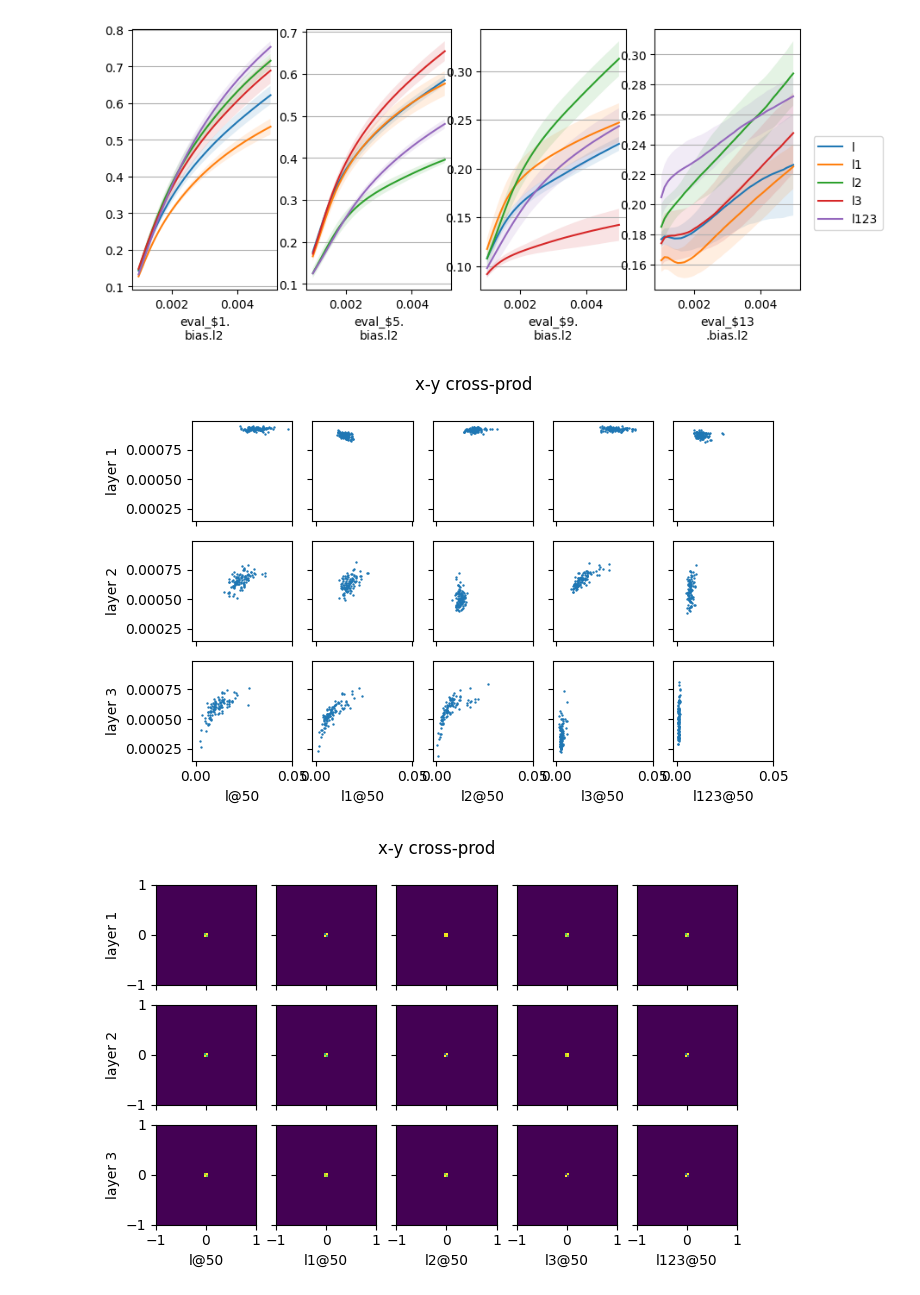
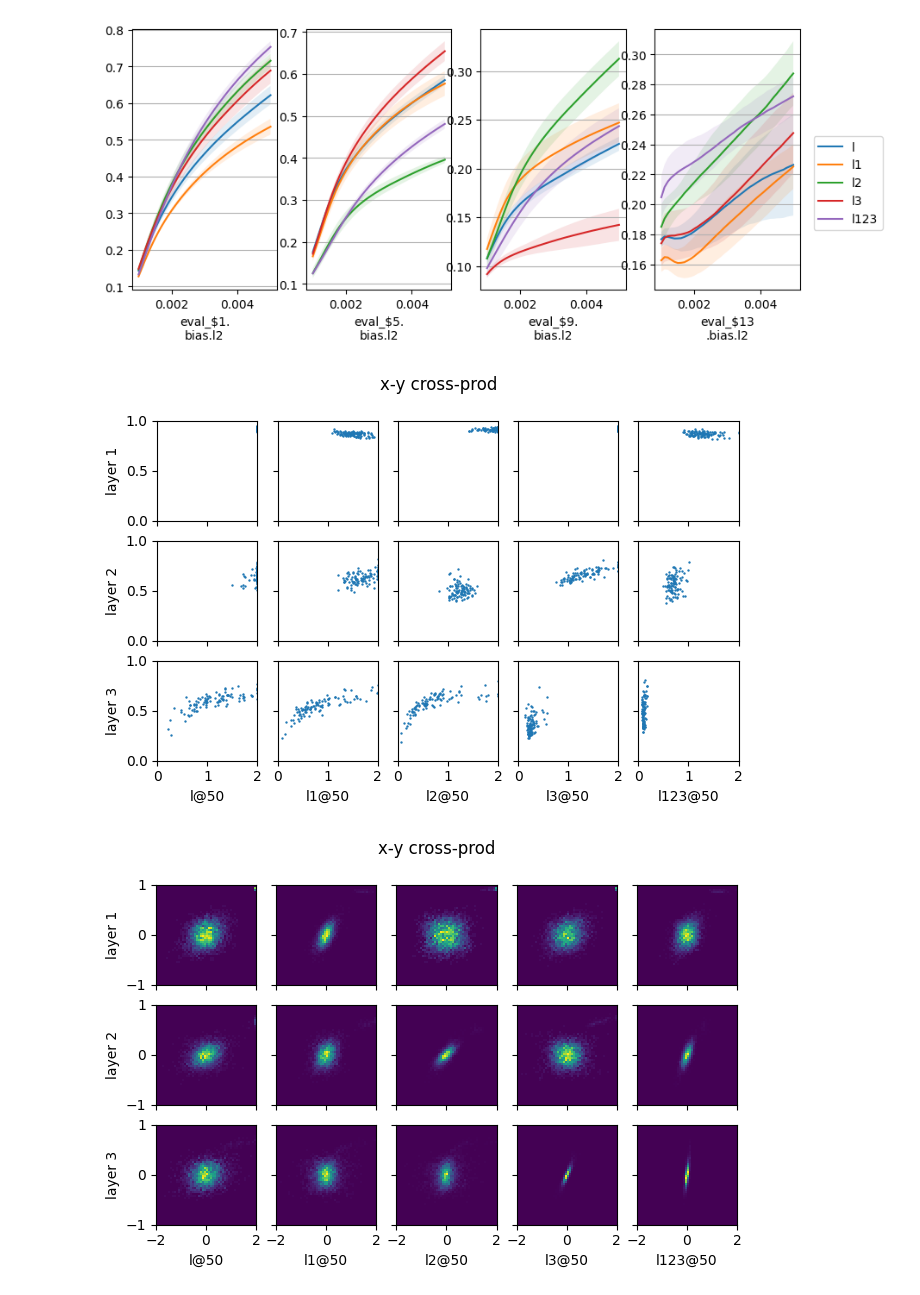
Before and after one commit to yingchenlin/kiln, a Jupyter notebook: dist.ipynb, the cells around one changed output. Saved outputs shown, nothing was run; the diff lists cells and outputs as text; code cells hidden in the pictures.

```diff
--- a/dist.ipynb
+++ b/dist.ipynb
@@ -144,6 +144,8 @@ def gridplot(title, xlabels, ylabels):
 def hist2d_plot(ax1, ax2, x, y, range, bins):
     ax2.hist2d(x.flatten().numpy(), y.flatten().numpy(), range=range, bins=bins, density=True)
     ax1.scatter(x.diagonal().numpy(), y.diagonal().numpy(), s=0.5)
+    ax1.set_xlim(0, range[0][1])
+    ax1.set_ylim(0, range[1][1])
 
 def hist1d_plot(ax, x, range, bins):
     ax.hist(x.flatten().numpy(), label="cross", range=range, bins=bins, histtype="step", density=True)
@@ -157,33 +159,33 @@ def setplot(tags_paths_epochs, layers, term, sign, scales, mapping, fn):
     ax_y = gridplot(f"y {term}", xlabels, layers)
     for i, (_, path, epoch) in enumerate(tags_paths_epochs):
         path = f"outputs/{path}_0/checkpoint-{epoch}.pt"
         try:
             state = torch.load(path, map_location="cpu")
         except Exception:
             continue
         for j, layer in enumerate(layers):
             x_m1, x_m2 = read_weight(state["model"], j*4+5, False)
             y_m1, y_m2 = read_state(state["model"], j*4+4, sign)
             #y_m1, y_m2 = read_state(state["model"], j*4+2, sign)
             #y_m1, y_m2 = read_weight(state["model"], j*4+1, True)
             '''x_v = x_m2.diagonal().mean()
             y_v = y_m2.diagonal().mean()
             x_m1, x_m2 = x_m1 / x_v.sqrt(), x_m2 / x_v
             y_m1, y_m2 = y_m1 / y_v.sqrt(), y_m2 / y_v'''
             x, x_range = mapping(fn(x_m1, x_m2), scales[0])
             y, y_range = mapping(fn(y_m1, y_m2), scales[1])
             x_bins, y_bins = 50, 50
             hist2d_plot(ax_xy1[j][i], ax_xy2[j][i], x, y, (x_range, y_range), (x_bins, y_bins))
             hist1d_plot(ax_x[j][i], x, x_range, x_bins)
             hist1d_plot(ax_y[j][i], y, y_range, y_bins)
     ax_x[0][0].legend()
     ax_y[0][0].legend()
 
-term, sign, scales, mapping, fn = "cross-prod", False, (100, 100), inf_map, lambda m1, m2: m2
+term, sign, scales, mapping, fn = "cross-prod", False, (2, 1), lin_map, lambda m1, m2: m2
 #term, sign, scales, mapping, fn = "covariance", False, (20, 2), lin_map, cov
 #term, sign, scales, mapping, fn = "correlation", False, (1, 1), lin_map, corr
 #term, sign, scales, mapping, fn = "biased correlation", False, (1, 1), lin_map, corr2
 setplot(tags_paths_epochs, layers, term, sign, scales, mapping, fn)
 # %% [output]
-[figure, old version]
+[figure, new version]
-[figure, old version]
+[figure, new version]
```
Also changed, not shown: parts of 1 cell of this notebook, 2 other files.
